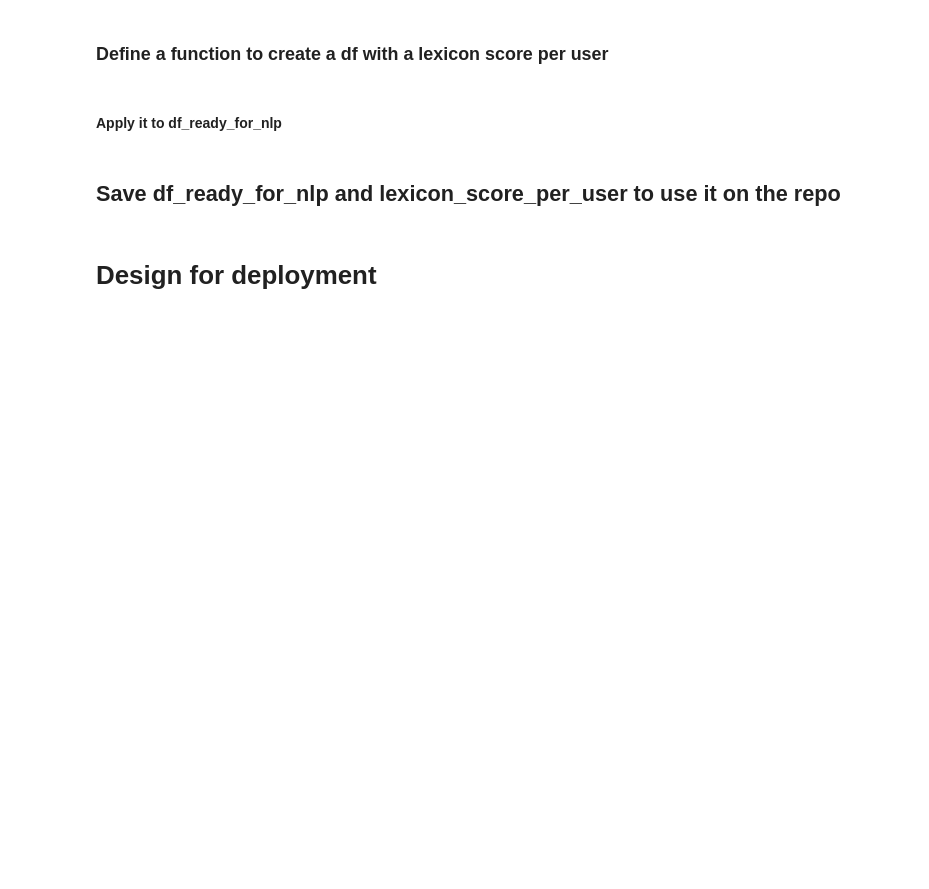
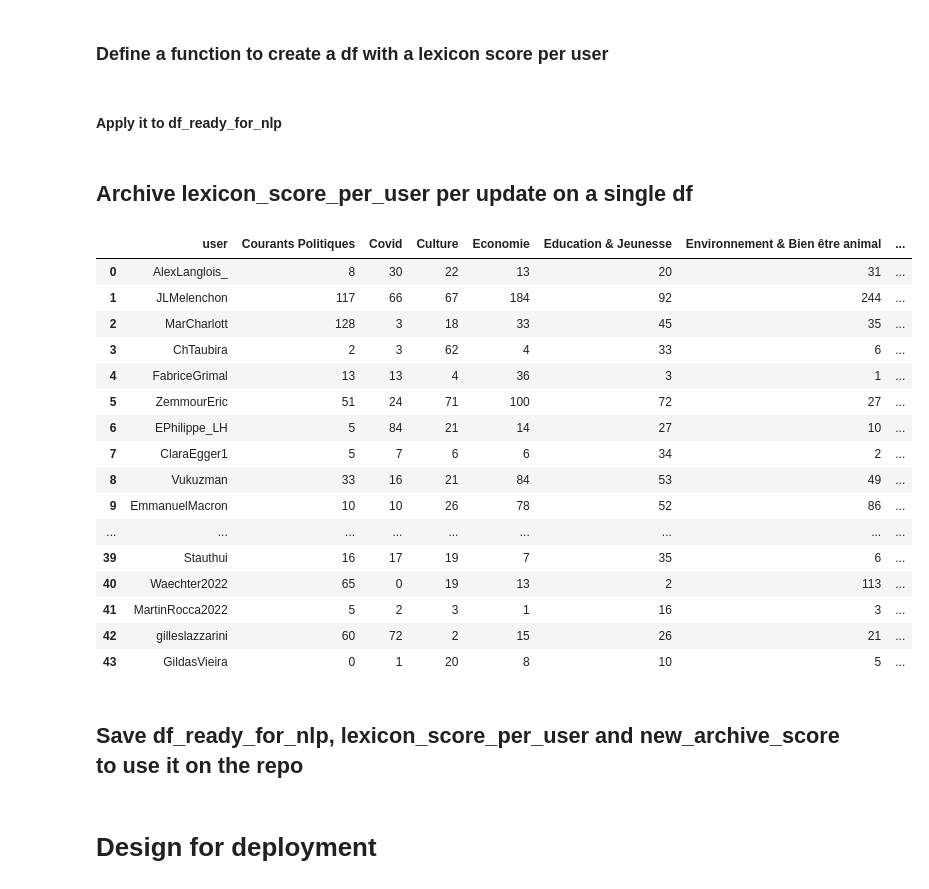
Before and after one commit to AntoineLecoursonnois/Training, a Jupyter notebook: Data_Analysis/Machine_Learning/NLP/Politics_on_twitter/3 - Design before deployment.ipynb, the cells around one changed output. Cells and saved outputs as stored; diff of their text form; code cells hidden in the pictures; blank space fills up the shorter version.

Commit message:
add colors to sunburst and archive lexicon_score

```diff
--- a/Data_Analysis/Machine_Learning/NLP/Politics_on_twitter/3 - Design before deployment.ipynb
+++ b/Data_Analysis/Machine_Learning/NLP/Politics_on_twitter/3 - Design before deployment.ipynb
@@ -517,5 +517,3 @@ def lexicon_score_per_user(df, lexicon_themes):
 # %%
 lexicon_score_per_user_df = lexicon_score_per_user(df=df_ready_for_nlp, lexicon_themes=lexicon_themes)
 # lexicon_score_per_user_df
-# %% [markdown]
-## Save df_ready_for_nlp and lexicon_score_per_user to use it on the repo
@@ -524,0 +520,32 @@ lexicon_score_per_user_df.to_csv("lexicon_score_per_user_df.csv")
+# %% [markdown]
+## Archive lexicon_score_per_user per update on a single df
+# %%
+# Load last archive
+last_archive = pd.read_csv("new_archive_score.csv").drop(columns="Unnamed: 0")
+# Generate a new archive
+new_archive_score = lexicon_score_per_user_df.copy()
+# Fix the date
+today = datetime.strptime(date.today().strftime("%Y-%m-%d"), "%Y-%m-%d")
+# Add it to the df
+new_archive_score["date"] = today
+new_archive_score = pd.concat([last_archive, new_archive_score])
+# %% [output]
+|  | user | Courants Politiques | Covid | Culture | Economie | Education & Jeunesse | Environnement & Bien être animal | ... |
+| 0 | AlexLanglois_ | 8 | 30 | 22 | 13 | 20 | 31 | ... |
+| 1 | JLMelenchon | 117 | 66 | 67 | 184 | 92 | 244 | ... |
+| 2 | MarCharlott | 128 | 3 | 18 | 33 | 45 | 35 | ... |
+| 3 | ChTaubira | 2 | 3 | 62 | 4 | 33 | 6 | ... |
+| 4 | FabriceGrimal | 13 | 13 | 4 | 36 | 3 | 1 | ... |
+| 5 | ZemmourEric | 51 | 24 | 71 | 100 | 72 | 27 | ... |
+| 6 | EPhilippe_LH | 5 | 84 | 21 | 14 | 27 | 10 | ... |
+| 7 | ClaraEgger1 | 5 | 7 | 6 | 6 | 34 | 2 | ... |
+| 8 | Vukuzman | 33 | 16 | 21 | 84 | 53 | 49 | ... |
+| 9 | EmmanuelMacron | 10 | 10 | 26 | 78 | 52 | 86 | ... |
+| ... | ... | ... | ... | ... | ... | ... | ... | ... |
+| 39 | Stauthui | 16 | 17 | 19 | 7 | 35 | 6 | ... |
+| 40 | Waechter2022 | 65 | 0 | 19 | 13 | 2 | 113 | ... |
+| 41 | MartinRocca2022 | 5 | 2 | 3 | 1 | 16 | 3 | ... |
+| 42 | gilleslazzarini | 60 | 72 | 2 | 15 | 26 | 21 | ... |
+| 43 | GildasVieira | 0 | 1 | 20 | 8 | 10 | 5 | ... |
+# %% [markdown]
+## Save df_ready_for_nlp, lexicon_score_per_user and new_archive_score to use it on the repo
```
Also changed, not shown: parts of 5 cells of this notebook.
